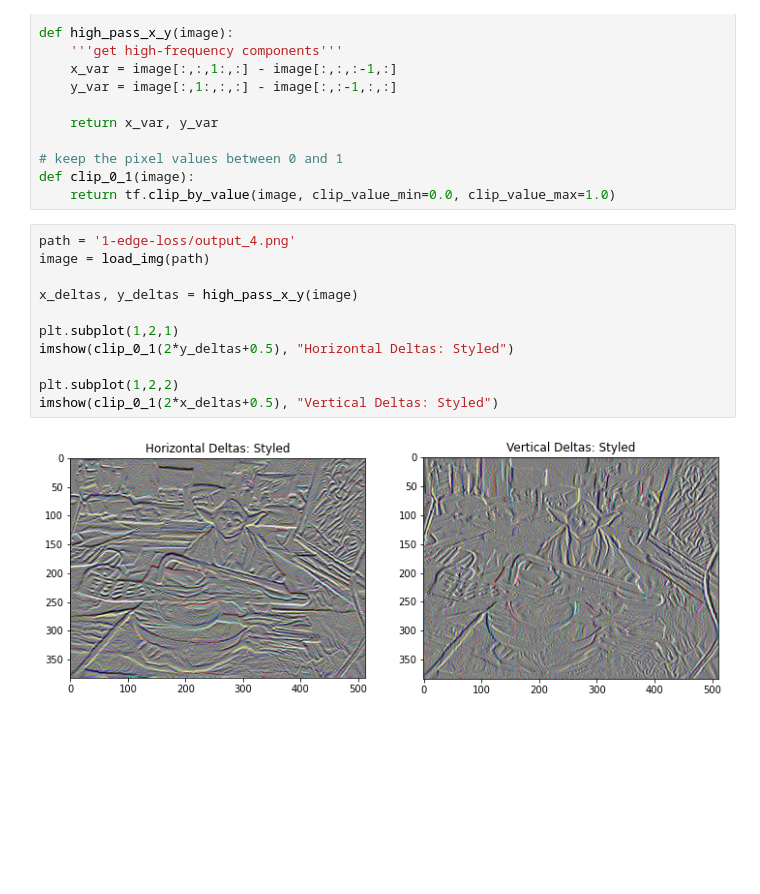
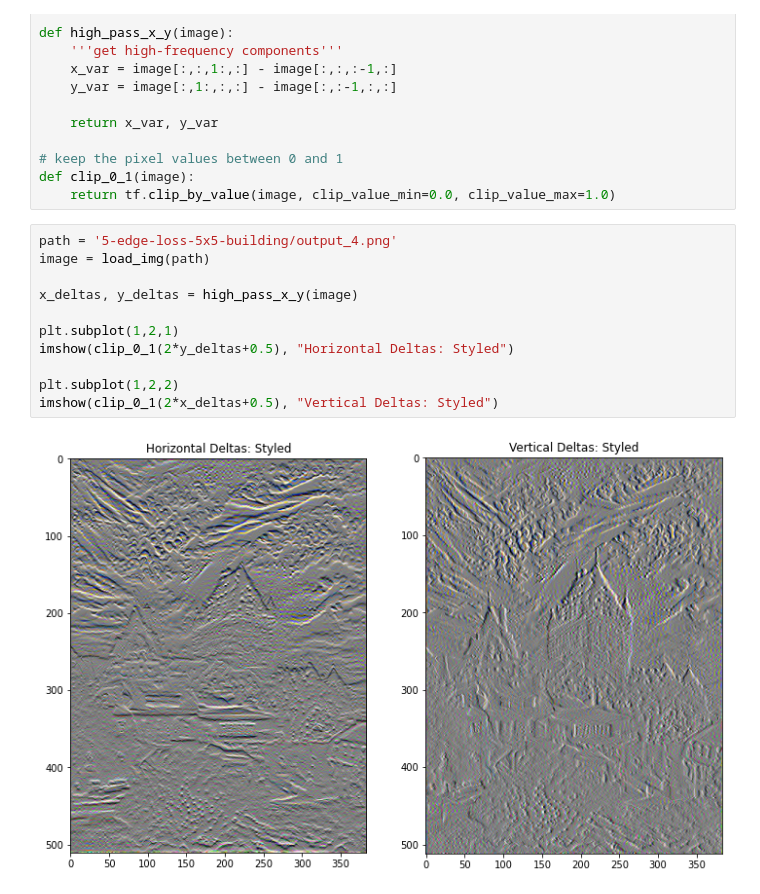
Before and after one commit to melonehco/neural-style-transfer, a Jupyter notebook: nst_testing_stuff.ipynb, the cells around one changed output. Saved outputs shown, nothing was run; the diff lists cells and outputs as text; blank space fills up the shorter version.

```diff
--- a/nst_testing_stuff.ipynb
+++ b/nst_testing_stuff.ipynb
@@ -67,15 +78,15 @@ def high_pass_x_y(image):
 def clip_0_1(image):
     return tf.clip_by_value(image, clip_value_min=0.0, clip_value_max=1.0)
 # %%
-path = '1-edge-loss/output_4.png'
+path = '5-edge-loss-5x5-building/output_4.png'
 image = load_img(path)
 
 x_deltas, y_deltas = high_pass_x_y(image)
 
 plt.subplot(1,2,1)
 imshow(clip_0_1(2*y_deltas+0.5), "Horizontal Deltas: Styled")
 
 plt.subplot(1,2,2)
 imshow(clip_0_1(2*x_deltas+0.5), "Vertical Deltas: Styled")
 # %% [output]
-[figure, old version]
+[figure, new version]
```
Also changed, not shown: parts of 1 cell of this notebook.
